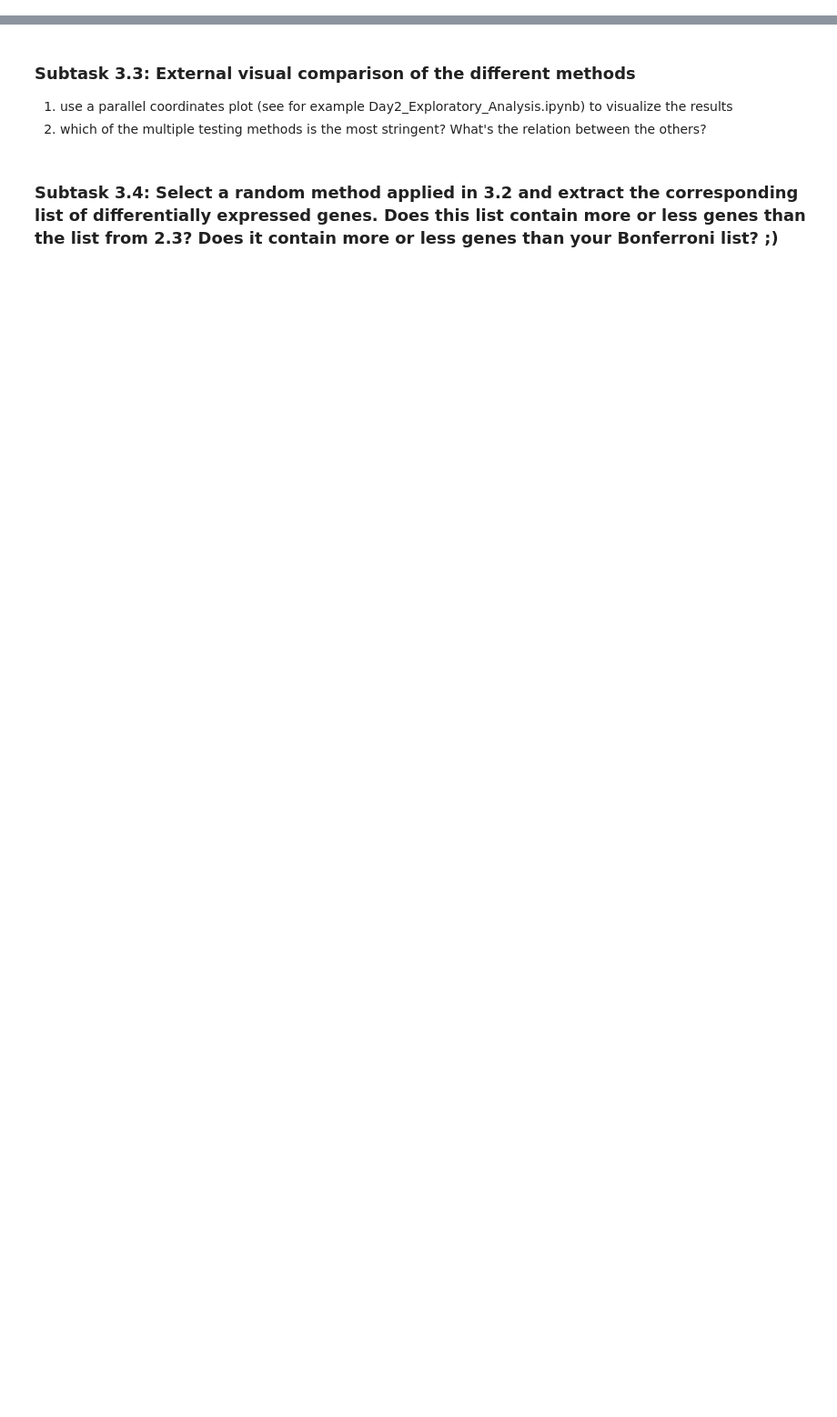
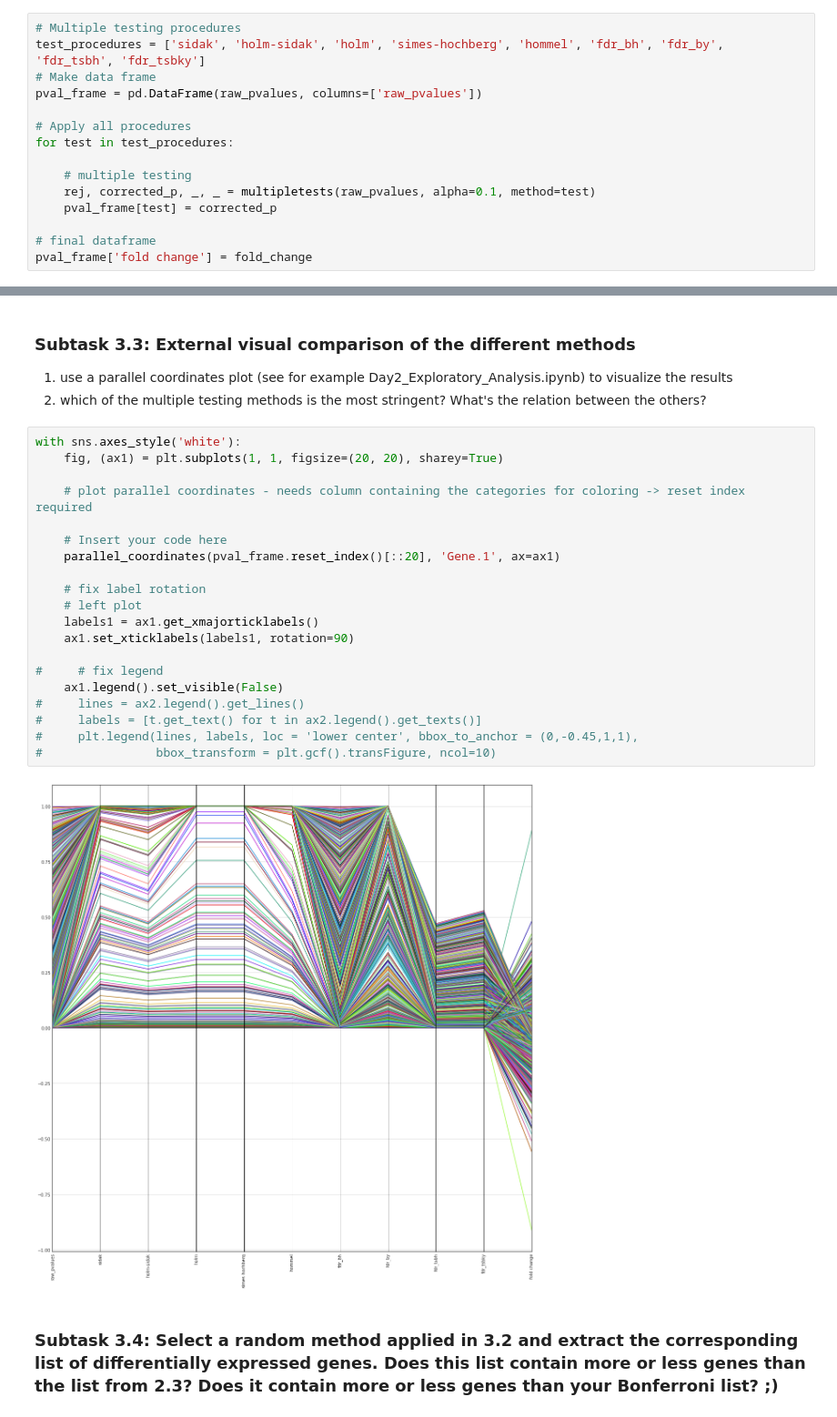
Before and after one commit to JoKuebler/Bioinformatics_ML, a Jupyter notebook: notebooks/Day56_DE_Analysis.ipynb, the cells around one changed output, grey strips where cells are left out. Shown at 91% size. Saved outputs shown, nothing was run; the diff lists cells and outputs as text; blank space fills up the shorter version.

```diff
--- a/notebooks/Day56_DE_Analysis.ipynb
+++ b/notebooks/Day56_DE_Analysis.ipynb
@@ -231,2 +239,17 @@ http://statsmodels.sourceforge.net/stable/stats.html#multiple-tests-and-multiple
 # %% [markdown]
 ### Subtask 3.2: Apply all multiple testing procedures you can get your hands on (except Bonferroni; now you should use statsmodels) to your uncorrected p-values and store the results in one (!) dataframe.
+# %%
+# Multiple testing procedures
+test_procedures = ['sidak', 'holm-sidak', 'holm', 'simes-hochberg', 'hommel', 'fdr_bh', 'fdr_by', 'fdr_tsbh', 'fdr_tsbky']
+# Make data frame
+pval_frame = pd.DataFrame(raw_pvalues, columns=['raw_pvalues'])
+
+# Apply all procedures
+for test in test_procedures:
+
+    # multiple testing
+    rej, corrected_p, _, _ = multipletests(raw_pvalues, alpha=0.1, method=test)
+    pval_frame[test] = corrected_p
+
+# final dataframe
+pval_frame['fold change'] = fold_change
@@ -234,5 +281,27 @@ http://statsmodels.sourceforge.net/stable/stats.html#multiple-tests-and-multiple
 ### Subtask 3.3: External visual comparison of the different methods
 1) use a parallel coordinates plot (see for example Day2_Exploratory_Analysis.ipynb) to visualize the results<br>
 2) which of the multiple testing methods is the most stringent? What's the relation between the others? <br>
+# %%
+with sns.axes_style('white'):
+    fig, (ax1) = plt.subplots(1, 1, figsize=(20, 20), sharey=True)
+
+    # plot parallel coordinates - needs column containing the categories for coloring -> reset index required
+
+    # Insert your code here
+    parallel_coordinates(pval_frame.reset_index()[::20], 'Gene.1', ax=ax1)
+
+    # fix label rotation
+    # left plot
+    labels1 = ax1.get_xmajorticklabels()
+    ax1.set_xticklabels(labels1, rotation=90)
+
+#     # fix legend
+    ax1.legend().set_visible(False)
+#     lines = ax2.legend().get_lines()
+#     labels = [t.get_text() for t in ax2.legend().get_texts()]
+#     plt.legend(lines, labels, loc = 'lower center', bbox_to_anchor = (0,-0.45,1,1),
+#                bbox_transform = plt.gcf().transFigure, ncol=10)
+# %% [output]
+[figure, added]
 # %% [markdown]
 ### Subtask 3.4: Select a random method applied in 3.2 and extract the corresponding list of differentially expressed genes. Does this list contain more or less genes than the list from 2.3? Does it contain more or less genes than your Bonferroni list? ;)
```
Also changed, not shown: parts of 14 cells of this notebook, 4 other files.
